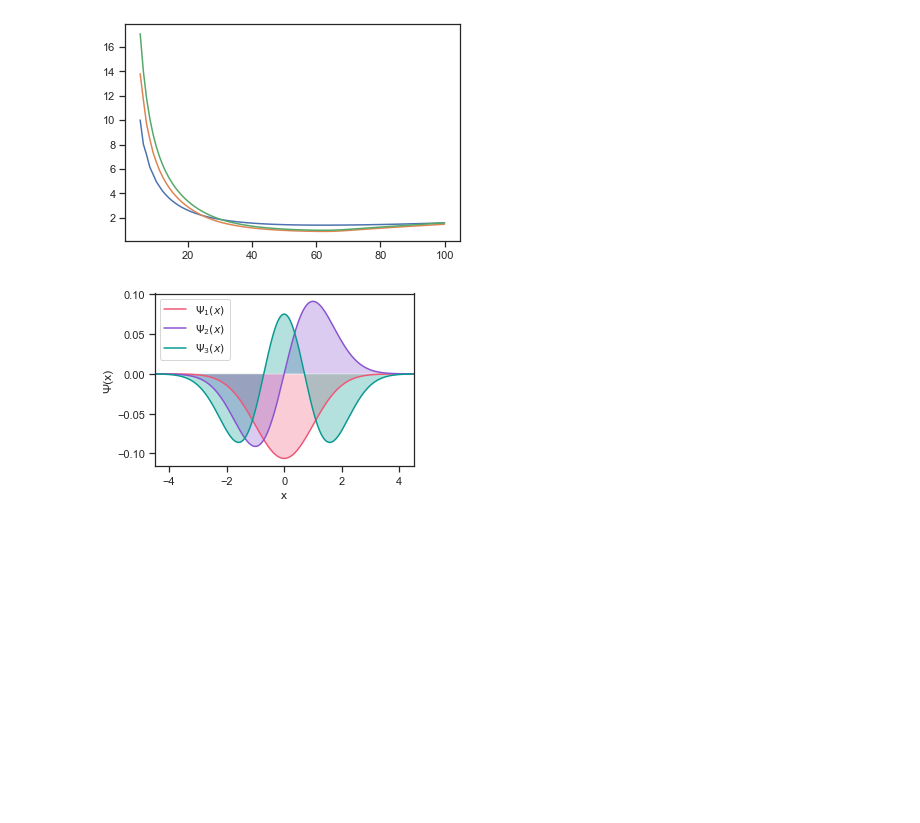
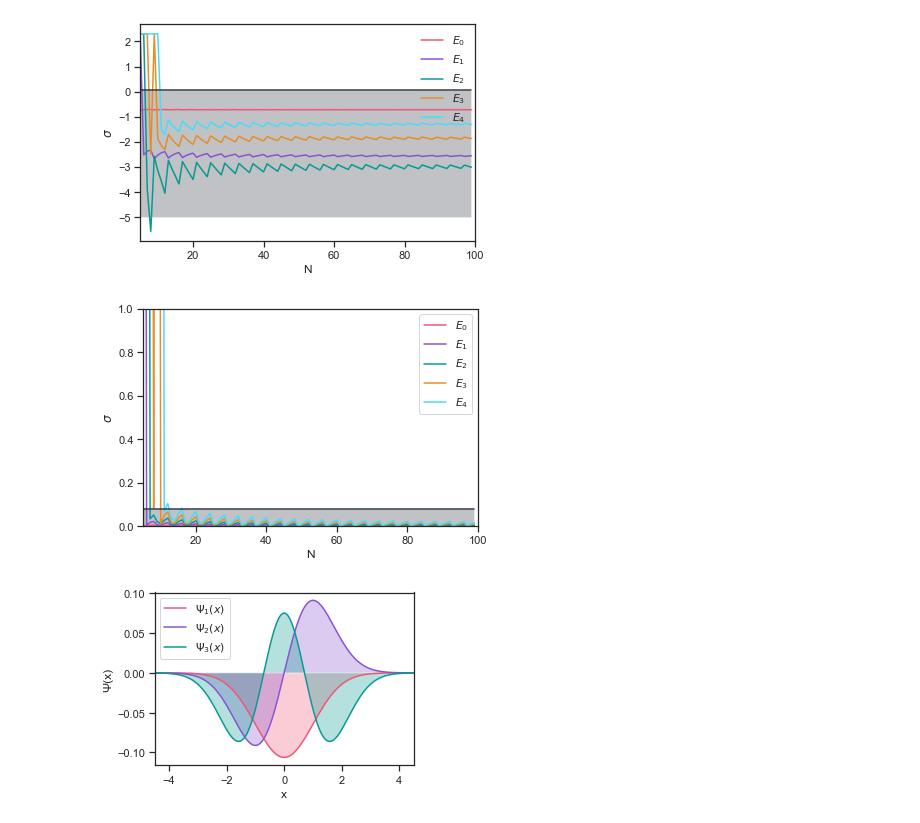
Before and after one commit to Rittik03/Quantum-Mechanics-With-Python, a Jupyter notebook: Article.ipynb, the cells around one changed output. Saved outputs shown, nothing was run; the diff lists cells and outputs as text; code cells hidden in the pictures; blank space fills up the shorter version.

```diff
--- a/Article.ipynb
+++ b/Article.ipynb
@@ -144,6 +75,34 @@ def plt_std_dev_actual(limit):
-# %%
-plt_mean_delx(100)
-plt_std_dev(100)
-plt_std_dev_actual(100)
-# %% [output]
-[figure, removed]
+# %%
+def std_dev1dho(N):
+    Rmax, Rmin = 10, -10
+    R = np.linspace(Rmin,Rmax,N)
+    Nmax = 5
+    E = H1dho(N)[0][:Nmax]
+    Eerror = E - np.arange(0.5, Nmax + 0.5)
+    return np.abs(Eerror)
+
+def std_dev1db(N):
+    Rmax, Rmin = 20, -20
+    pi = np.pi
+    L = 20
+    R = np.linspace(Rmax,Rmin,N)
+    Nmax = 5
+    E = H1db(N)[0][:Nmax]
+    E_real = np.zeros(Nmax)
+    for i in range(Nmax):
+        E_real[i] = (pi**2 * (i+1)**2)/(2 * L**2)
+    Eerror = E - E_real
+    return np.abs(Eerror)
+
+def std_dev1da(N):
+    Rmax, Rmin = 10, -10
+    pi = np.pi
+    L = 20
+    R = np.linspace(Rmax,Rmin,N)
+    Nmax = 5
+    E = H1db(N)[0][:Nmax]
+    E_real = np.zeros(Nmax)
+    for i in range(Nmax):
+        E_real[i] = 1/(2 * (i+1)**2)
+    Eerror = E - E_real
+    return np.abs(Eerror)
@@ -150,3 +175,9 @@ plt_std_dev_actual(100)
+# %%
+plotStdDev1da()
+plotStdDev1db()
+# %% [output]
+[figure, added]
+[figure, added]
 # %%
 def plot(n,i):
     psi = H1dho(n)[1]
```
Also changed, not shown: parts of 13 cells of this notebook.
